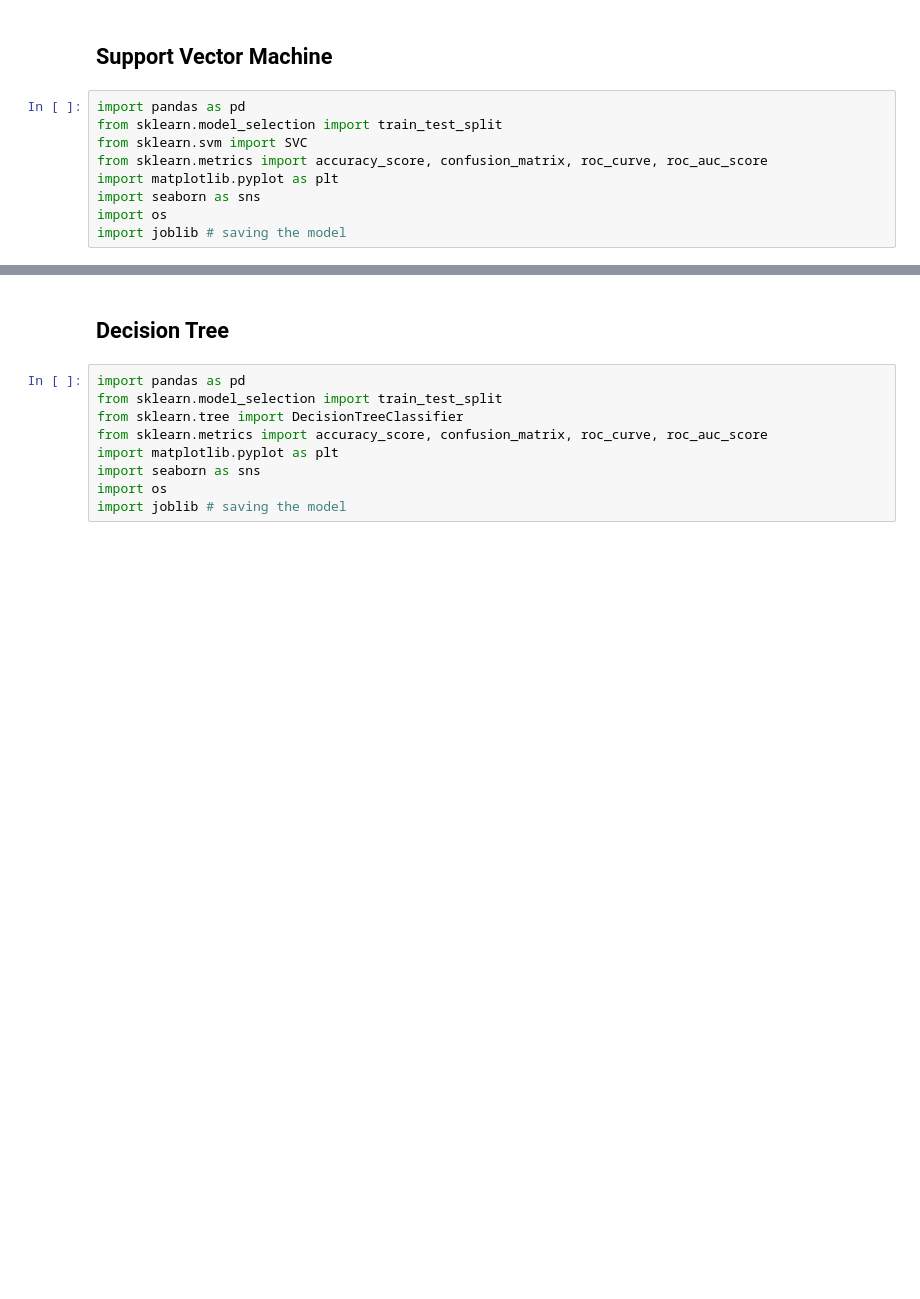
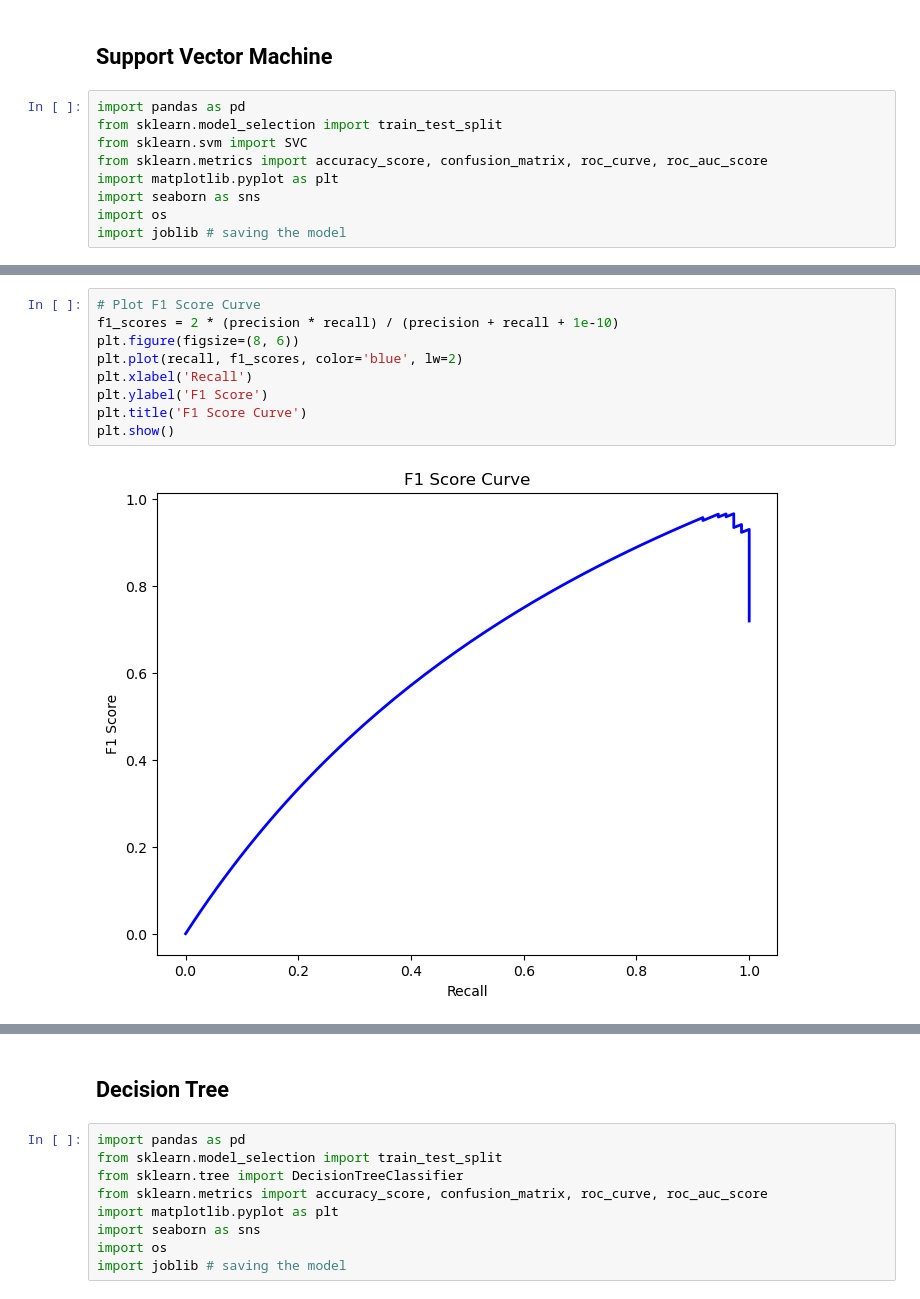
Before and after one commit to San2magar/Student-Analysis-Performance_using_ML, a Jupyter notebook: Student_Performance_Analysis.ipynb, the cells around one changed output, grey strips where cells are left out. Cells and saved outputs as stored; diff of their text form; blank space fills up the shorter version.

```diff
--- a/Student_Performance_Analysis.ipynb
+++ b/Student_Performance_Analysis.ipynb
@@ -1113,0 +1184,11 @@ import joblib # saving the model
+# %%
+# Plot F1 Score Curve
+f1_scores = 2 * (precision * recall) / (precision + recall + 1e-10)
+plt.figure(figsize=(8, 6))
+plt.plot(recall, f1_scores, color='blue', lw=2)
+plt.xlabel('Recall')
+plt.ylabel('F1 Score')
+plt.title('F1 Score Curve')
+plt.show()
+# %% [output]
+[figure, added]
```
Also changed, not shown: parts of 6 cells of this notebook, 1 other file.
